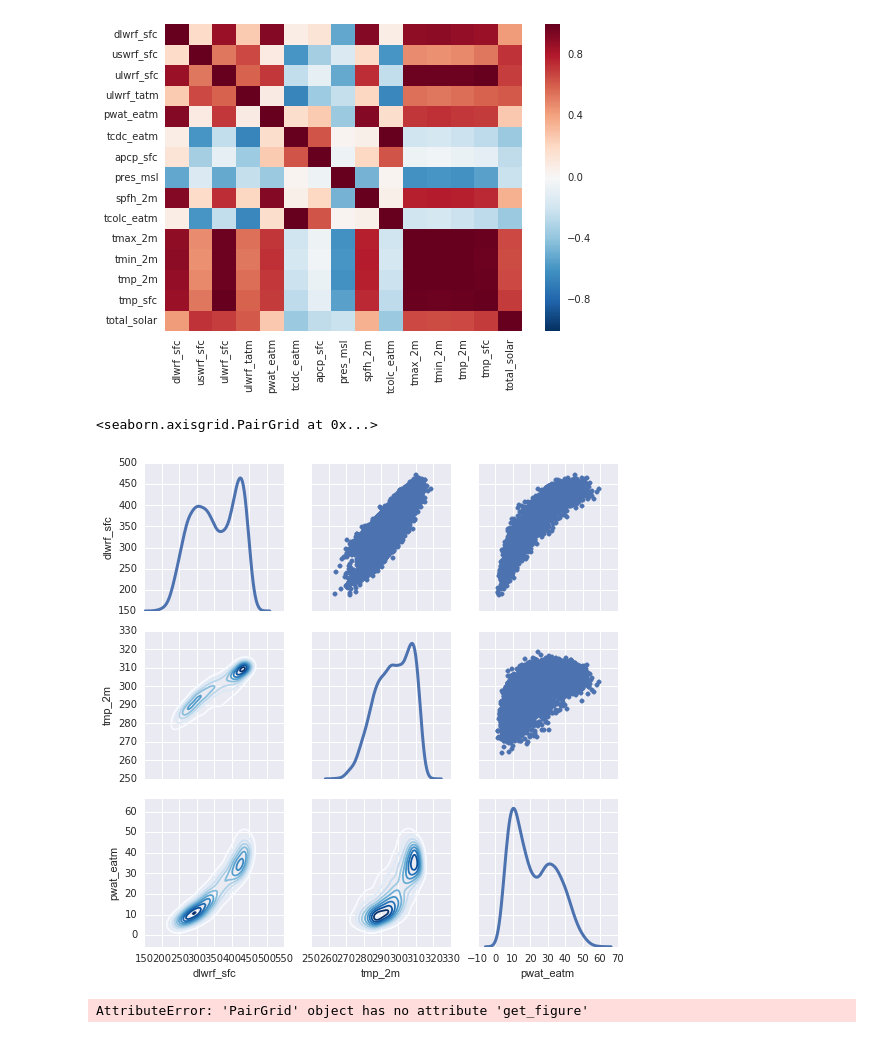
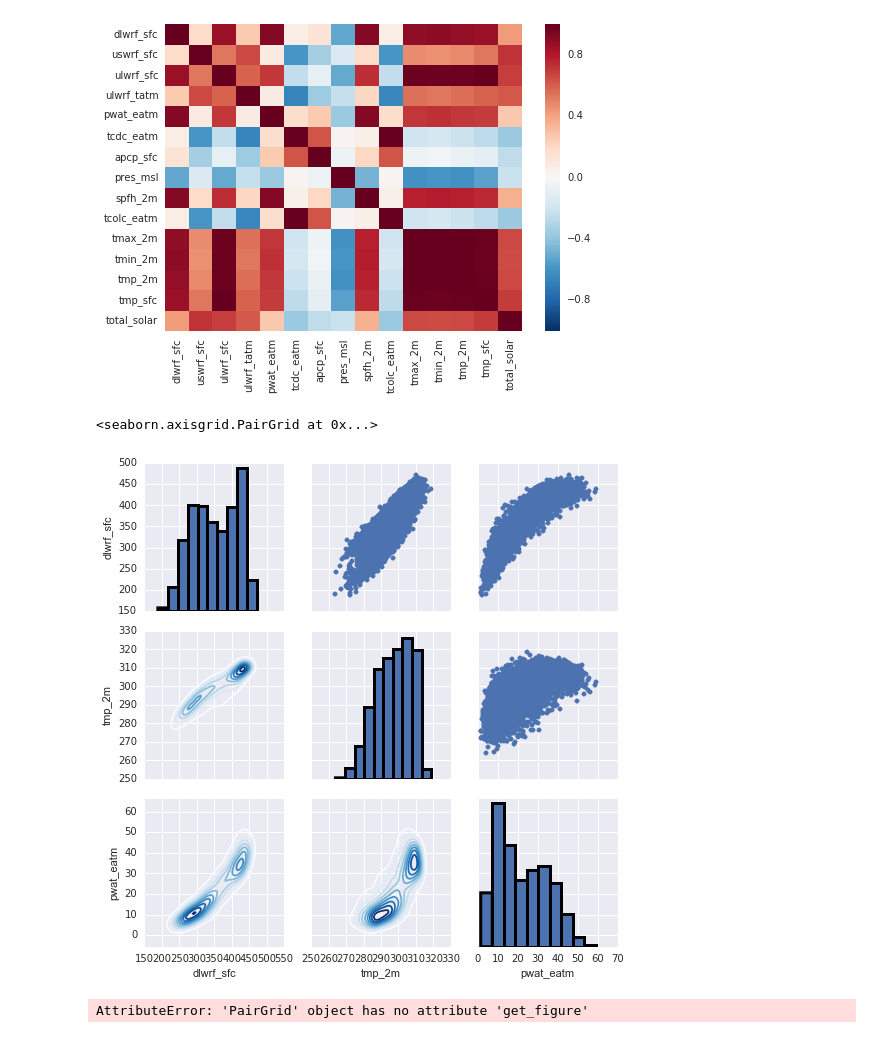
Before and after one commit to joelmpiper/solar_energy_prediction, a Jupyter notebook: notebooks/SinglePointWalkthrough.ipynb, the cells around one changed output. Saved outputs shown, nothing was run; the diff lists cells and outputs as text; code cells hidden in the pictures.

```diff
--- a/notebooks/SinglePointWalkthrough.ipynb
+++ b/notebooks/SinglePointWalkthrough.ipynb
@@ -256,11 +256,11 @@ heatmap_fig.savefig('heatmap.png')
 # %%
 myGraphic = sns.PairGrid(all_vars_21_34_261[["dlwrf_sfc","tmp_2m","pwat_eatm"]], diag_sharey=False)
 myGraphic.map_lower(sns.kdeplot, cmap="Blues")
 myGraphic.map_upper(plt.scatter)
-myGraphic.map_diag(sns.kdeplot, lw=3)
+myGraphic.map_diag(plt.hist, lw=3)
 # %% [output]
 <seaborn.axisgrid.PairGrid at 0x...>
-[figure, old version]
+[figure, new version]
 # %%
 grid_plot = myGraphic.get_figure()
 # %% [output]
```
Also changed, not shown: parts of 3 cells of this notebook.
